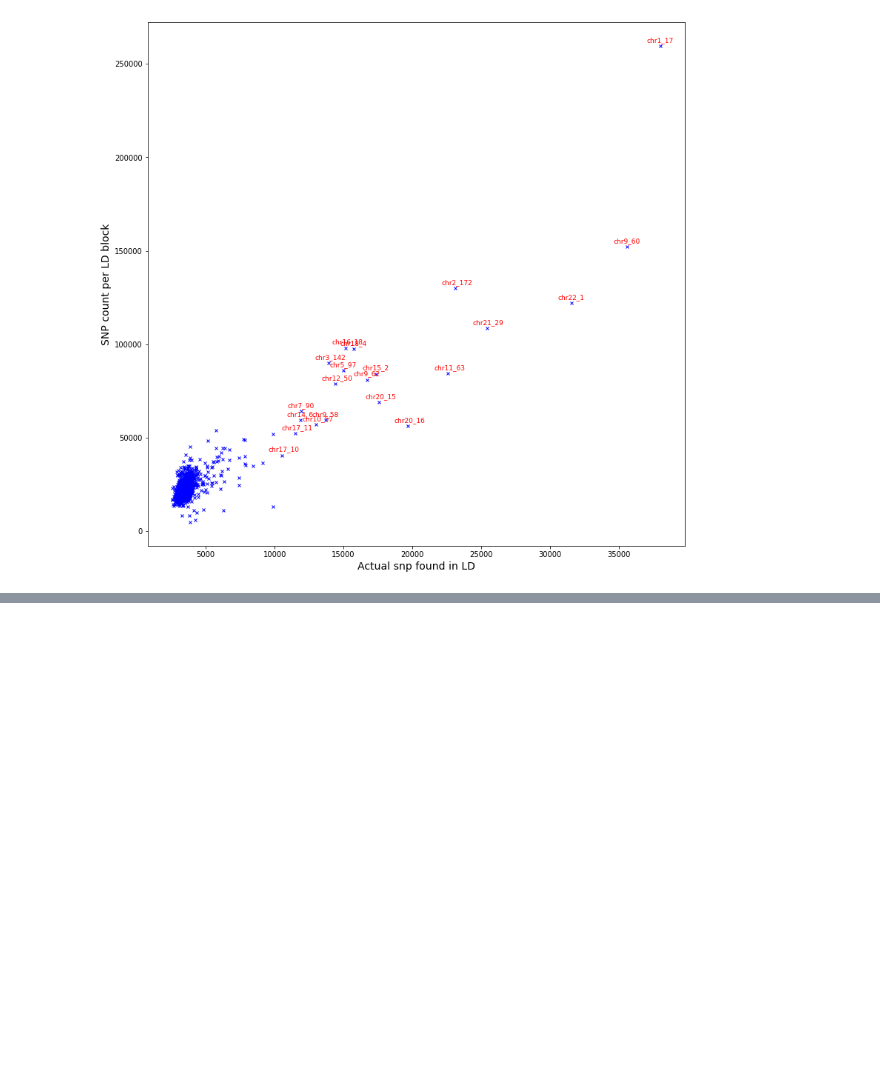
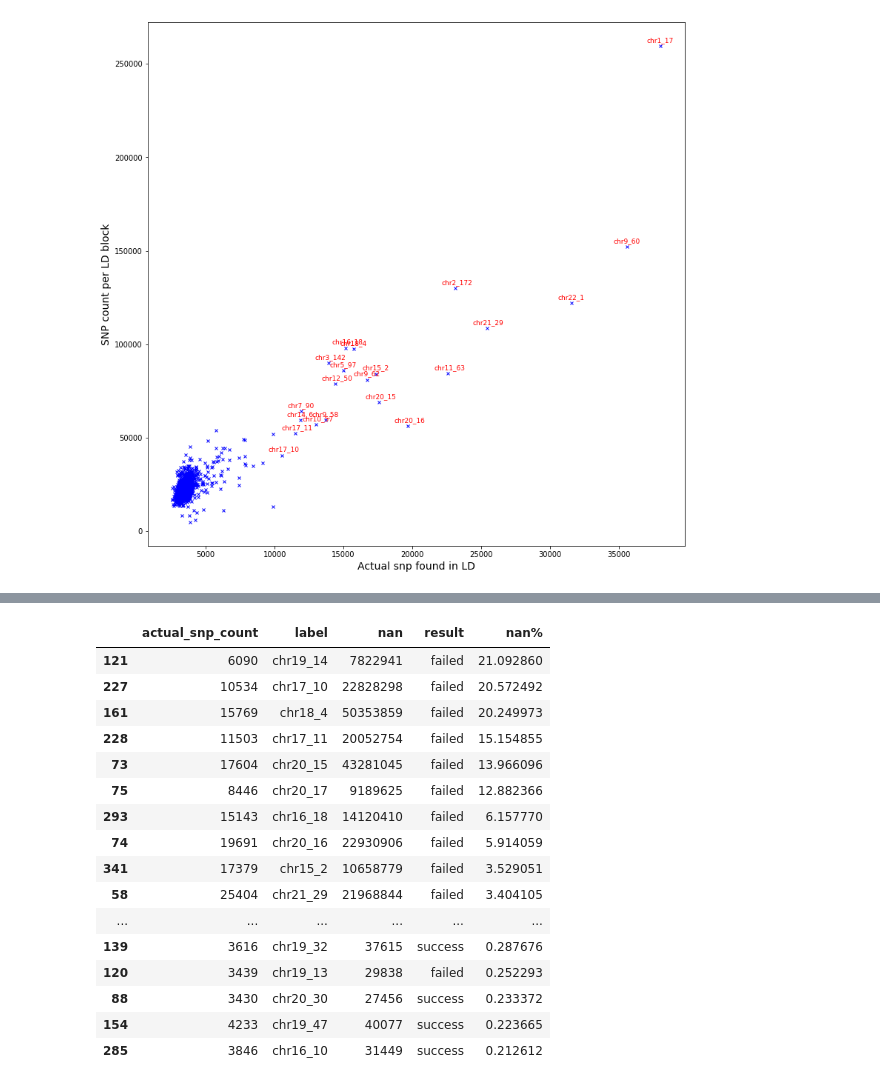
Before and after one commit to teresa-sansan/ADSP_polyfun, a Jupyter notebook: carma/check_blksize.ipynb, the cells around one changed output, grey strips where cells are left out. Cells and saved outputs as stored; diff of their text form; code cells hidden in the pictures; blank space fills up the shorter version.

```diff
--- a/carma/check_blksize.ipynb
+++ b/carma/check_blksize.ipynb
@@ -104,0 +154,20 @@ plt.show()
+# %%
+check_nan.sort_values('nan%', ascending = False).head(30)
+# %% [output]
+|  | actual_snp_count | label | nan | result | nan% |
+| 121 | 6090 | chr19_14 | 7822941 | failed | 21.092860 |
+| 227 | 10534 | chr17_10 | 22828298 | failed | 20.572492 |
+| 161 | 15769 | chr18_4 | 50353859 | failed | 20.249973 |
+| 228 | 11503 | chr17_11 | 20052754 | failed | 15.154855 |
+| 73 | 17604 | chr20_15 | 43281045 | failed | 13.966096 |
+| 75 | 8446 | chr20_17 | 9189625 | failed | 12.882366 |
+| 293 | 15143 | chr16_18 | 14120410 | failed | 6.157770 |
+| 74 | 19691 | chr20_16 | 22930906 | failed | 5.914059 |
+| 341 | 17379 | chr15_2 | 10658779 | failed | 3.529051 |
+| 58 | 25404 | chr21_29 | 21968844 | failed | 3.404105 |
+| ... | ... | ... | ... | ... | ... |
+| 139 | 3616 | chr19_32 | 37615 | success | 0.287676 |
+| 120 | 3439 | chr19_13 | 29838 | failed | 0.252293 |
+| 88 | 3430 | chr20_30 | 27456 | success | 0.233372 |
+| 154 | 4233 | chr19_47 | 40077 | success | 0.223665 |
+| 285 | 3846 | chr16_10 | 31449 | success | 0.212612 |
```
Also changed, not shown: parts of 9 cells of this notebook, 1 other file.
